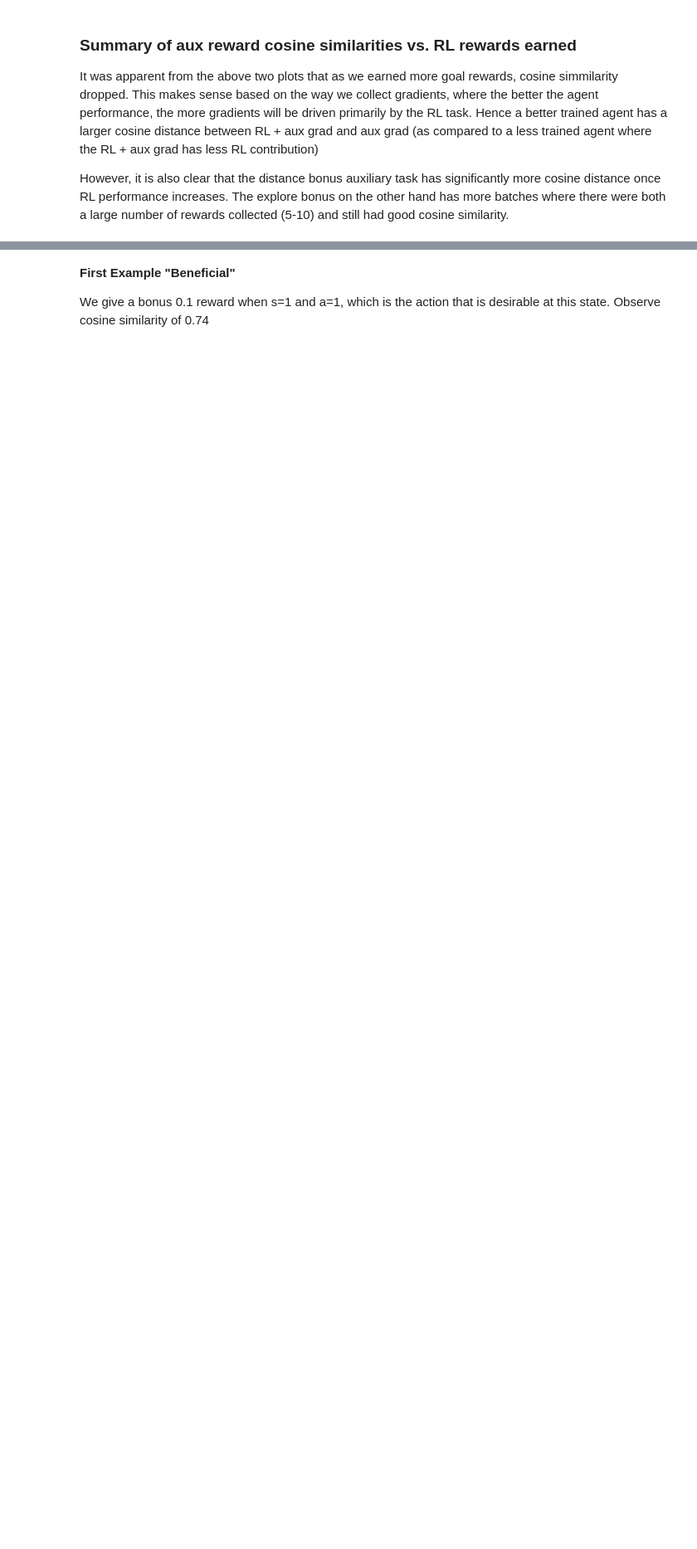
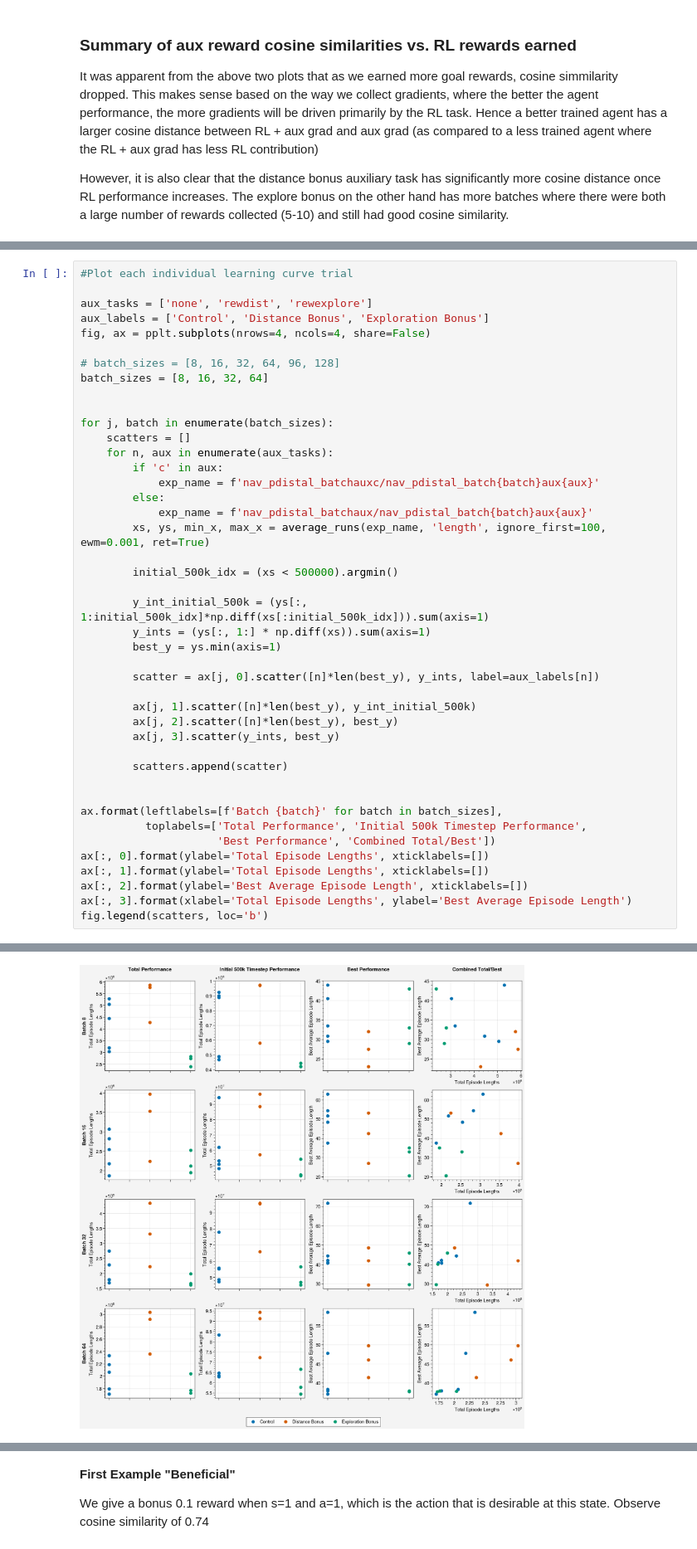
Before and after one commit to liuandrew/training-rl-algo, a Jupyter notebook: write_and_test/gradients_cleaned.ipynb, the cells around one changed output, grey strips where cells are left out. Shown at 83% size. Cells and saved outputs as stored; diff of their text form; blank space fills up the shorter version.

```diff
--- a/write_and_test/gradients_cleaned.ipynb
+++ b/write_and_test/gradients_cleaned.ipynb
@@ -287,0 +333,44 @@ ax.format(suptitle='Goal Rewards Earned vs Gradient Cosine Similarity',
+# %%
+#Plot each individual learning curve trial
+
+aux_tasks = ['none', 'rewdist', 'rewexplore']
+aux_labels = ['Control', 'Distance Bonus', 'Exploration Bonus']
+fig, ax = pplt.subplots(nrows=4, ncols=4, share=False)
+
+# batch_sizes = [8, 16, 32, 64, 96, 128]
+batch_sizes = [8, 16, 32, 64]
+
+
+for j, batch in enumerate(batch_sizes):
+    scatters = []
+    for n, aux in enumerate(aux_tasks):
+        if 'c' in aux:
+            exp_name = f'nav_pdistal_batchauxc/nav_pdistal_batch{batch}aux{aux}'
+        else:
+            exp_name = f'nav_pdistal_batchaux/nav_pdistal_batch{batch}aux{aux}'
+        xs, ys, min_x, max_x = average_runs(exp_name, 'length', ignore_first=100, ewm=0.001, ret=True)
+
+        initial_500k_idx = (xs < 500000).argmin()
+
+        y_int_initial_500k = (ys[:, 1:initial_500k_idx]*np.diff(xs[:initial_500k_idx])).sum(axis=1)
+        y_ints = (ys[:, 1:] * np.diff(xs)).sum(axis=1)
+        best_y = ys.min(axis=1)
+
+        scatter = ax[j, 0].scatter([n]*len(best_y), y_ints, label=aux_labels[n])
+
+        ax[j, 1].scatter([n]*len(best_y), y_int_initial_500k)
+        ax[j, 2].scatter([n]*len(best_y), best_y)
+        ax[j, 3].scatter(y_ints, best_y)
+
+        scatters.append(scatter)
+
+
+ax.format(leftlabels=[f'Batch {batch}' for batch in batch_sizes],
+          toplabels=['Total Performance', 'Initial 500k Timestep Performance',
+                     'Best Performance', 'Combined Total/Best'])
+ax[:, 0].format(ylabel='Total Episode Lengths', xticklabels=[])
+ax[:, 1].format(ylabel='Total Episode Lengths', xticklabels=[])
+ax[:, 2].format(ylabel='Best Average Episode Length', xticklabels=[])
+ax[:, 3].format(xlabel='Total Episode Lengths', ylabel='Best Average Episode Length')
+fig.legend(scatters, loc='b')
+# %% [output]
@@ -288,3 +378,4 @@ ax.format(suptitle='Goal Rewards Earned vs Gradient Cosine Similarity',
+[figure, added]
 # %% [markdown]
 # Toy Example of Rew Aux Grad Similarities
 
```
Also changed, not shown: parts of 9 cells of this notebook, 4 other files.
